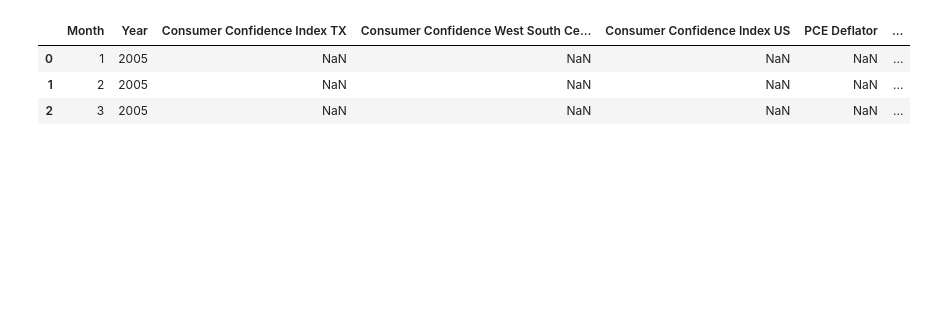
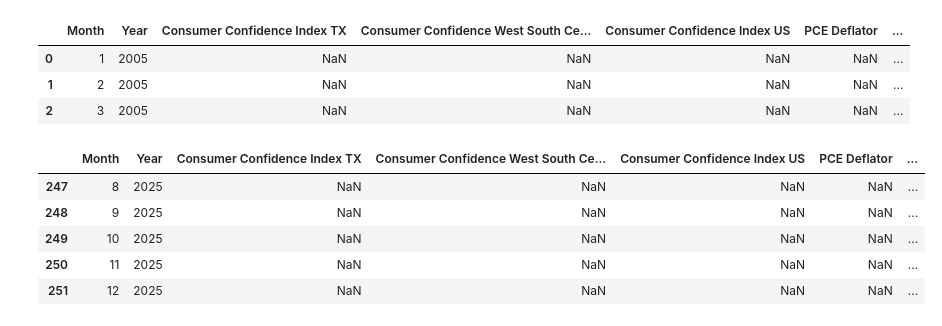
Before and after one commit to MWPerrineJr/Data_Mining_Final, a Jupyter notebook: data mining final1.ipynb, the cells around one changed output. Cells and saved outputs as stored; diff of their text form; code cells hidden in the pictures; blank space fills up the shorter version.

```diff
--- a/data mining final1.ipynb
+++ b/data mining final1.ipynb
@@ -348,3 +379,12 @@ key_eco.head(3)
 | 0 | 1 | 2005 | NaN | NaN | NaN | NaN | ... |
 | 1 | 2 | 2005 | NaN | NaN | NaN | NaN | ... |
 | 2 | 3 | 2005 | NaN | NaN | NaN | NaN | ... |
+# %%
+key_eco.tail(5)
+# %% [output]
+|  | Month | Year | Consumer Confidence Index TX | Consumer Confidence West South Ce... | Consumer Confidence Index US | PCE Deflator | ... |
+| 247 | 8 | 2025 | NaN | NaN | NaN | NaN | ... |
+| 248 | 9 | 2025 | NaN | NaN | NaN | NaN | ... |
+| 249 | 10 | 2025 | NaN | NaN | NaN | NaN | ... |
+| 250 | 11 | 2025 | NaN | NaN | NaN | NaN | ... |
+| 251 | 12 | 2025 | NaN | NaN | NaN | NaN | ... |
```
Also changed, not shown: parts of 22 cells of this notebook.
